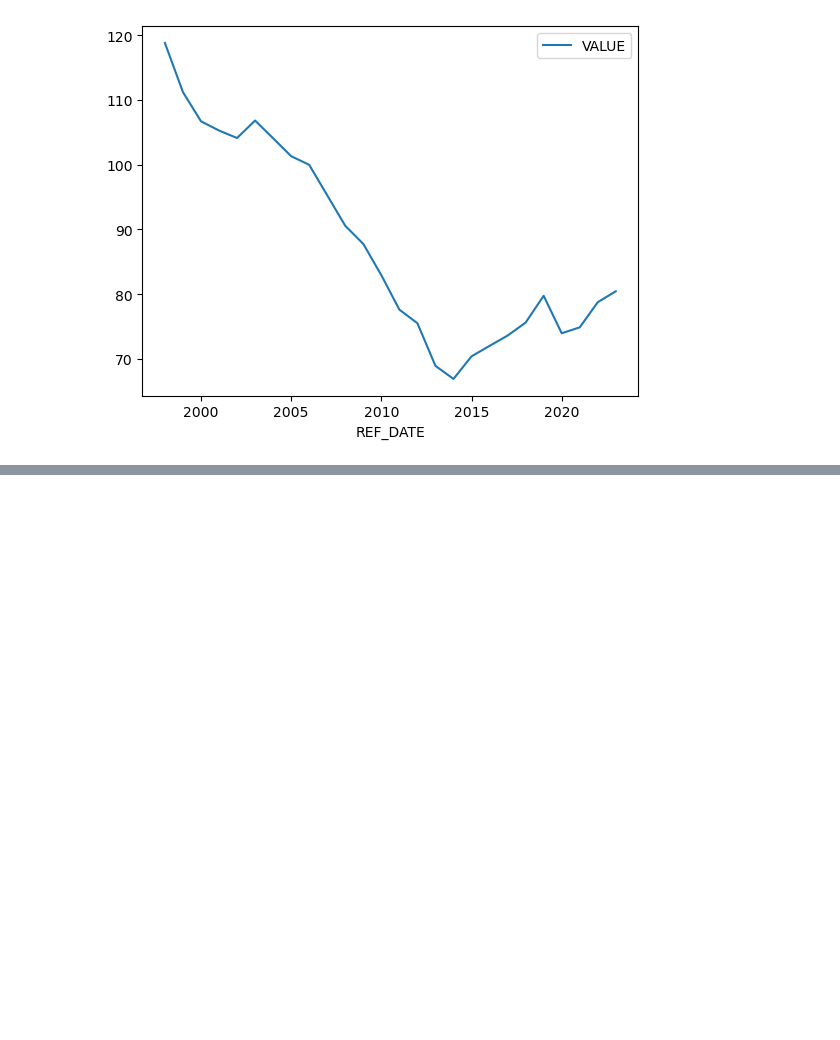
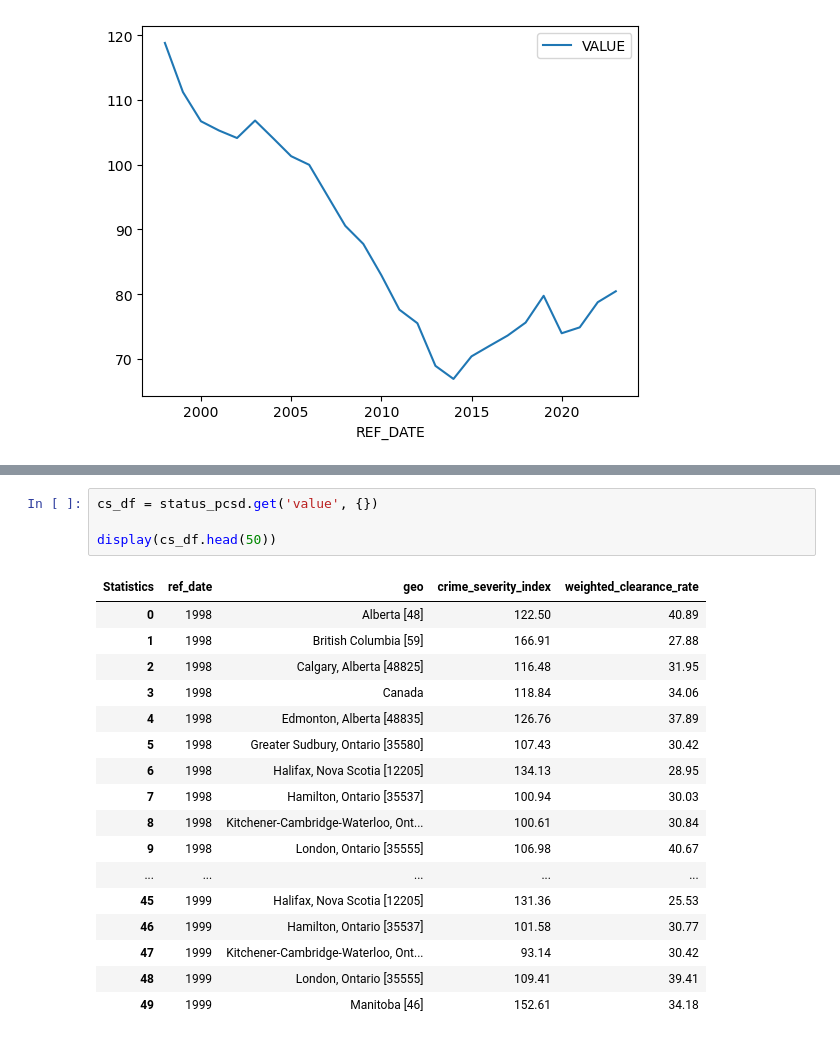
Before and after one commit to puthencanam-rohan/canada_crime, a Jupyter notebook: D001_crime_severity_data.ipynb, the cells around one changed output, grey strips where cells are left out. Drawn from its saved outputs; the diff is of its cells as text; blank space fills up the shorter version.

```diff
--- a/D001_crime_severity_data.ipynb
+++ b/D001_crime_severity_data.ipynb
@@ -95,0 +167,22 @@ pdf.plot()
+# %%
+cs_df = status_pcsd.get('value', {})
+
+display(cs_df.head(50))
+# %% [output]
+| Statistics | ref_date | geo | crime_severity_index | weighted_clearance_rate |
+| 0 | 1998 | Alberta [48] | 122.50 | 40.89 |
+| 1 | 1998 | British Columbia [59] | 166.91 | 27.88 |
+| 2 | 1998 | Calgary, Alberta [48825] | 116.48 | 31.95 |
+| 3 | 1998 | Canada | 118.84 | 34.06 |
+| 4 | 1998 | Edmonton, Alberta [48835] | 126.76 | 37.89 |
+| 5 | 1998 | Greater Sudbury, Ontario [35580] | 107.43 | 30.42 |
+| 6 | 1998 | Halifax, Nova Scotia [12205] | 134.13 | 28.95 |
+| 7 | 1998 | Hamilton, Ontario [35537] | 100.94 | 30.03 |
+| 8 | 1998 | Kitchener-Cambridge-Waterloo, Ont... | 100.61 | 30.84 |
+| 9 | 1998 | London, Ontario [35555] | 106.98 | 40.67 |
+| ... | ... | ... | ... | ... |
+| 45 | 1999 | Halifax, Nova Scotia [12205] | 131.36 | 25.53 |
+| 46 | 1999 | Hamilton, Ontario [35537] | 101.58 | 30.77 |
+| 47 | 1999 | Kitchener-Cambridge-Waterloo, Ont... | 93.14 | 30.42 |
+| 48 | 1999 | London, Ontario [35555] | 109.41 | 39.41 |
+| 49 | 1999 | Manitoba [46] | 152.61 | 34.18 |
```
Also changed, not shown: parts of 2 cells of this notebook, 1 other file.
